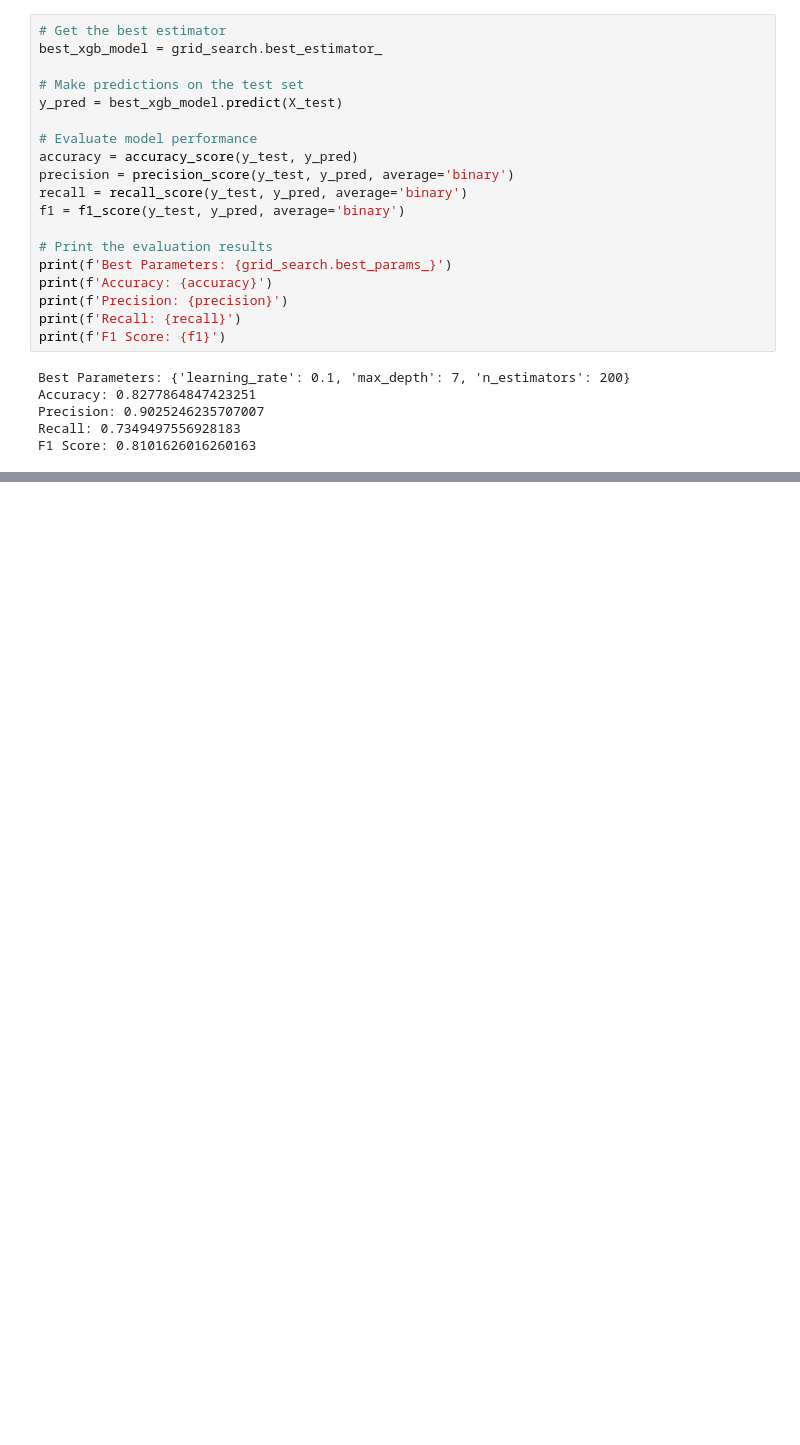
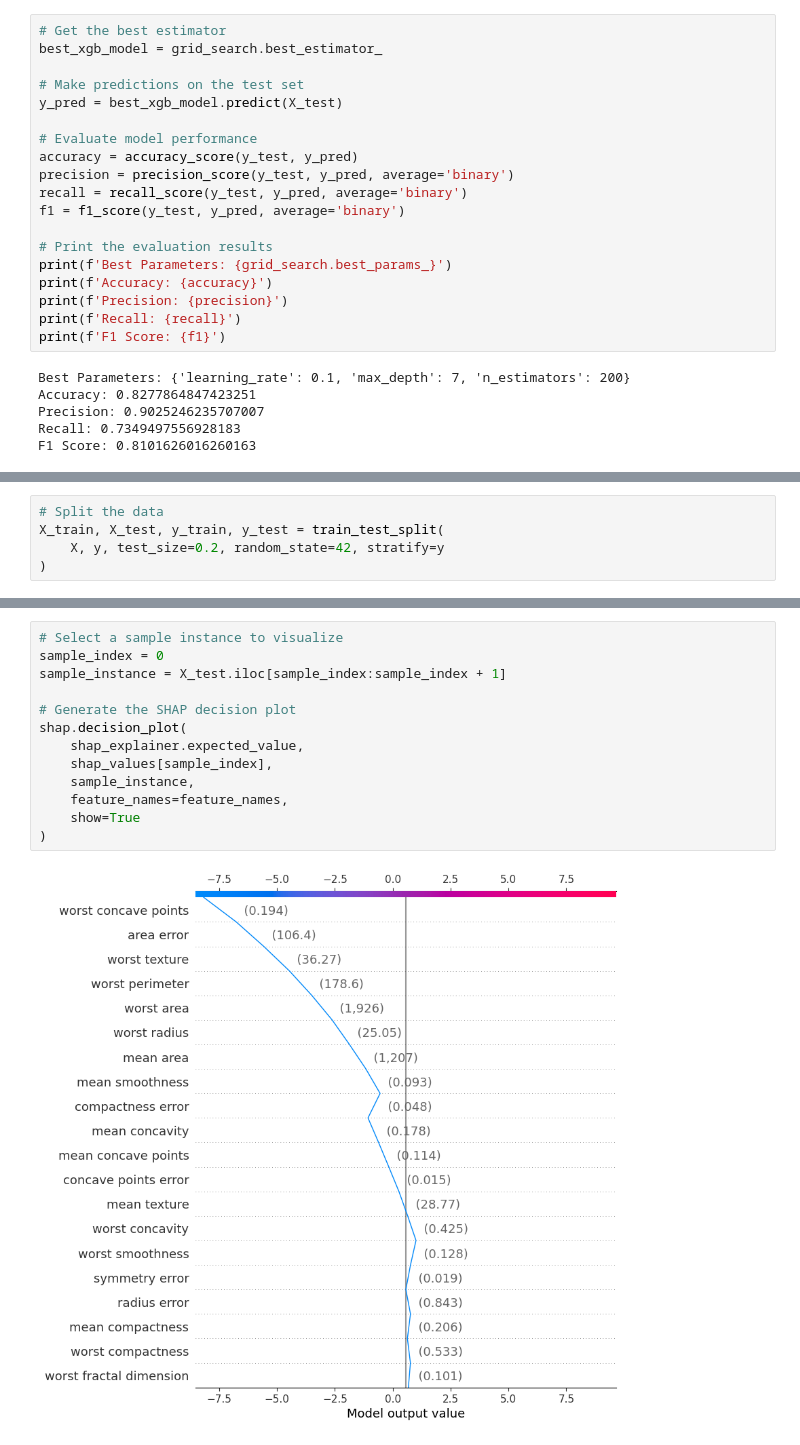
Before and after one commit to nancygupta2606/git-repo, a Jupyter notebook: Untitled0.ipynb, the cells around one changed output, grey strips where cells are left out. Drawn from its saved outputs; the diff is of its cells as text; blank space fills up the shorter version.

```diff
--- a/Untitled0.ipynb
+++ b/Untitled0.ipynb
@@ -224,0 +221,5 @@ Requirement already satisfied: six>=1.5 in /usr/local/lib/python3.10/dist-packag
+# %%
+# Split the data
+X_train, X_test, y_train, y_test = train_test_split(
+    X, y, test_size=0.2, random_state=42, stratify=y
+)
@@ -224,0 +312,15 @@ Requirement already satisfied: six>=1.5 in /usr/local/lib/python3.10/dist-packag
+# %%
+# Select a sample instance to visualize
+sample_index = 0
+sample_instance = X_test.iloc[sample_index:sample_index + 1]
+
+# Generate the SHAP decision plot
+shap.decision_plot(
+    shap_explainer.expected_value,
+    shap_values[sample_index],
+    sample_instance,
+    feature_names=feature_names,
+    show=True
+)
+# %% [output]
+[figure, added]
```
Also changed, not shown: parts of 9 cells of this notebook.
